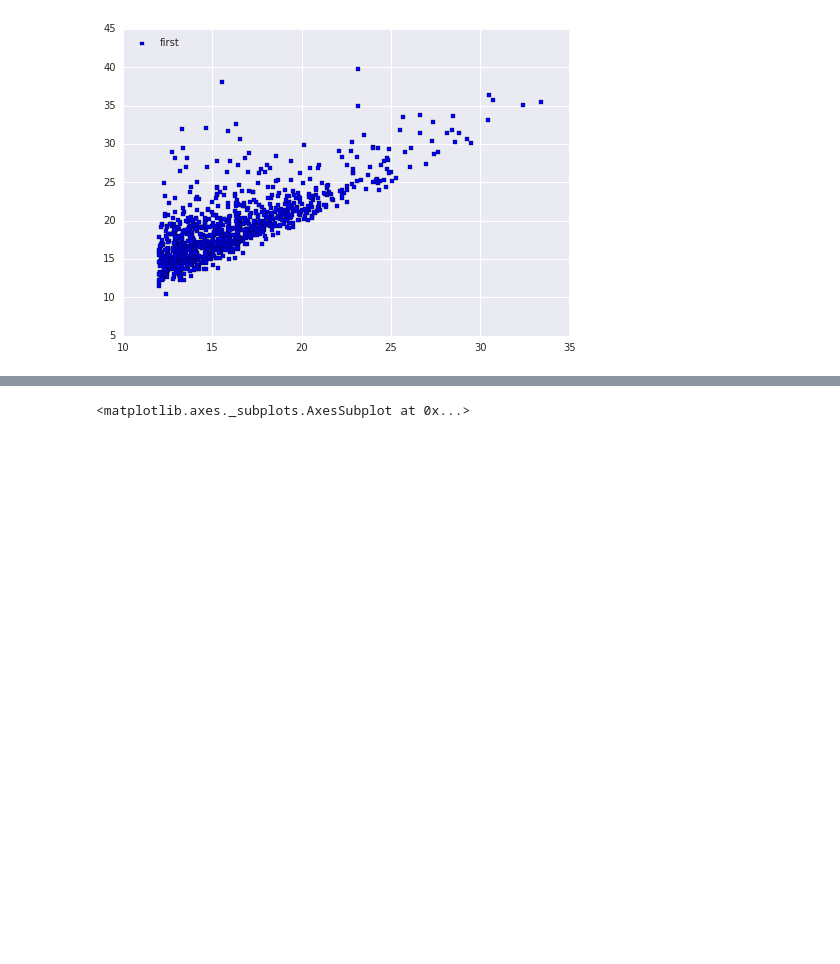
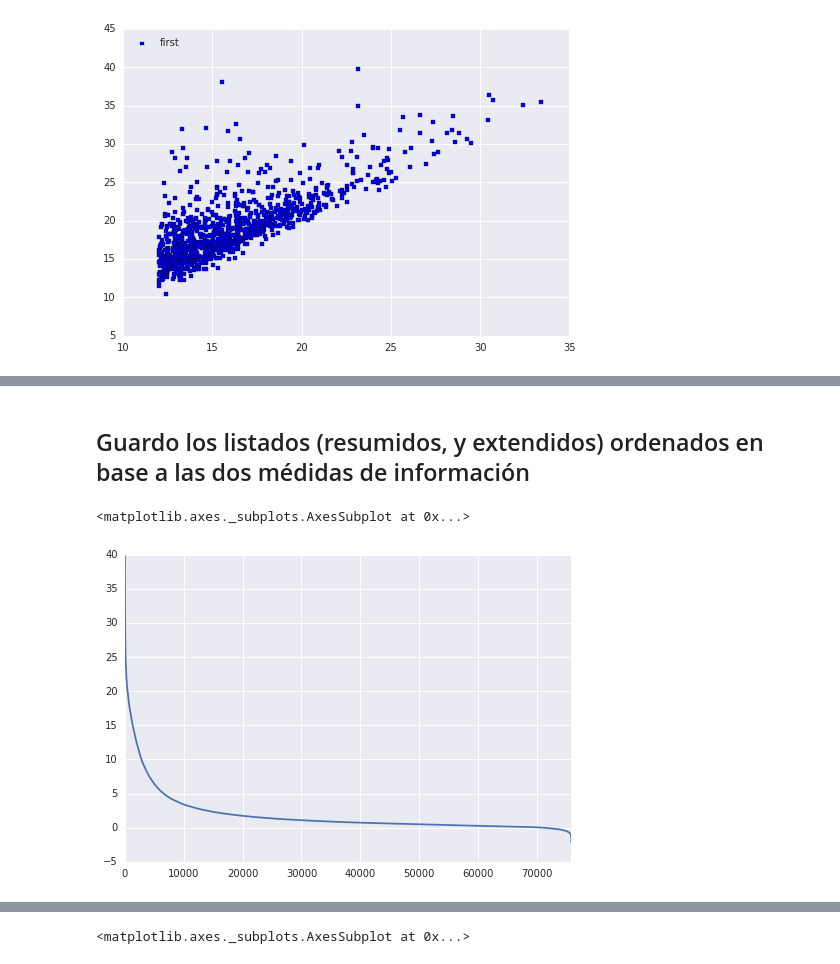
Before and after one commit to daleman/tesis, a Jupyter notebook: notebooks/info.ipynb, the cells around one changed output, grey strips where cells are left out. Saved outputs shown, nothing was run; the diff lists cells and outputs as text; code cells hidden in the pictures; blank space fills up the shorter version.

```diff
--- a/notebooks/info.ipynb
+++ b/notebooks/info.ipynb
@@ -120,0 +127,19 @@ resumed.iloc[:1000]
+# %% [markdown]
+## Guardo los listados (resumidos, y extendidos) ordenados en base a las dos médidas de información
+# %%
+df.sort_values(by="information_value_palabras", ascending=False, inplace=True)
+resumed = df[df.columns.difference(cant_palabras+fnorm_vars + palabrasPersonas)]
+resumed.to_csv('ivalue_entropia_palabras_resumida.csv')
+df.to_csv('ivalue_entropia_palabras.csv')
+
+df.sort_values(by="information_value_personas", ascending=False, inplace=True)
+resumed = df[df.columns.difference(cant_palabras+fnorm_vars + palabrasPersonas)]
+resumed.to_csv('ivalue_entropia_personas_resumida.csv')
+df.to_csv('ivalue_entropia_personas.csv')
+# %%
+df.sort_values(by="information_value_palabras", ascending=False, inplace=True)
+df2 = df.reset_index()
+df2.information_value_palabras.plot.line()
+# %% [output]
+<matplotlib.axes._subplots.AxesSubplot at 0x...>
+[figure, added]
```
Also changed, not shown: parts of 6 cells of this notebook, 7 other files.
